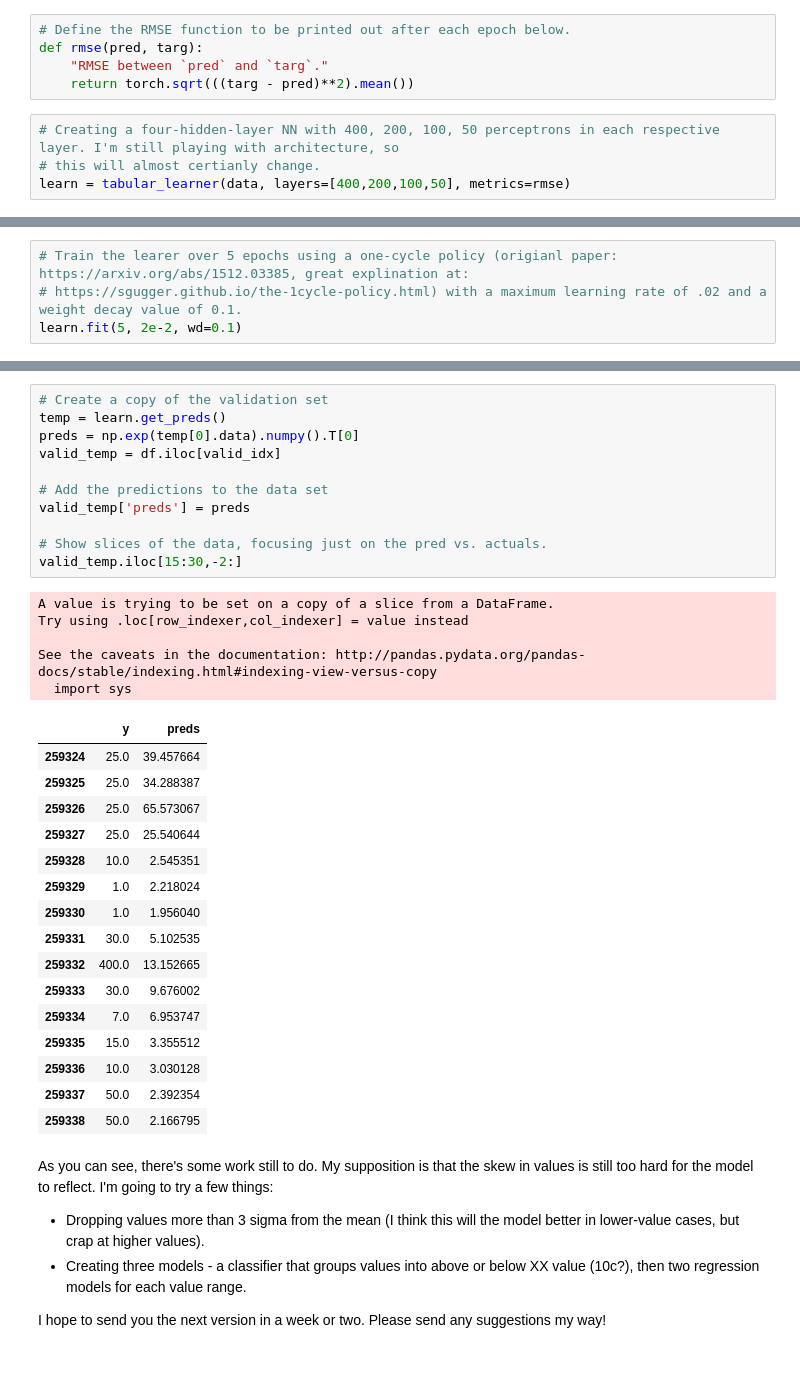
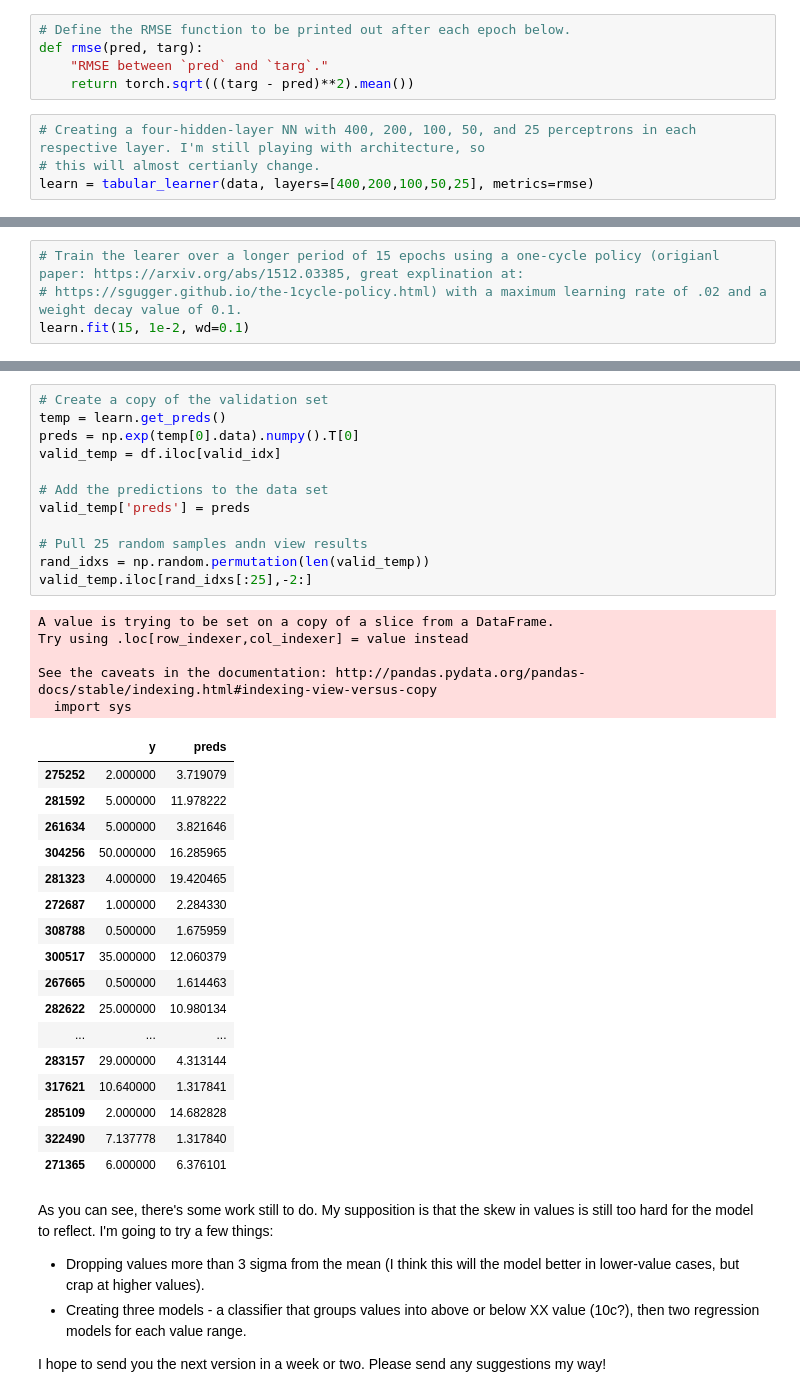
Before and after one commit to umoarsman/poe-trade, a Jupyter notebook: projects/poe-trade/poe-trade-ring.ipynb, the cells around one changed output, grey strips where cells are left out. Saved outputs shown, nothing was run; the diff lists cells and outputs as text; blank space fills up the shorter version.

```diff
--- a/projects/poe-trade/poe-trade-ring.ipynb
+++ b/projects/poe-trade/poe-trade-ring.ipynb
@@ -89,8 +89,8 @@ def rmse(pred, targ):
     "RMSE between `pred` and `targ`."
     return torch.sqrt(((targ - pred)**2).mean())
 # %%
-# Creating a four-hidden-layer NN with 400, 200, 100, 50 perceptrons in each respective layer. I'm still playing with architecture, so
+# Creating a four-hidden-layer NN with 400, 200, 100, 50, and 25 perceptrons in each respective layer. I'm still playing with architecture, so
 # this will almost certianly change.
-learn = tabular_learner(data, layers=[400,200,100,50], metrics=rmse)
+learn = tabular_learner(data, layers=[400,200,100,50,25], metrics=rmse)
 # %%
 # There's a built-in tool in FastAI that helps identify the ideal learning rate. Generally, I use the LR one order of magnitude less tha the LR at the min loss.
@@ -103,5 +103,5 @@ LR Finder is complete, type {learner_name}.recorder.plot() to see the graph.
 # %%
-# Train the learer over 5 epochs using a one-cycle policy (origianl paper: https://arxiv.org/abs/1512.03385, great explination at:
+# Train the learer over a longer period of 15 epochs using a one-cycle policy (origianl paper: https://arxiv.org/abs/1512.03385, great explination at:
 # https://sgugger.github.io/the-1cycle-policy.html) with a maximum learning rate of .02 and a weight decay value of 0.1.
-learn.fit(5, 2e-2, wd=0.1)
+learn.fit(15, 1e-2, wd=0.1)
 # %% [output]
@@ -125,36 +135,38 @@ learn.save('for-slug')
 # %%
 # Create a copy of the validation set
 temp = learn.get_preds()
 preds = np.exp(temp[0].data).numpy().T[0]
 valid_temp = df.iloc[valid_idx]
 
 # Add the predictions to the data set
 valid_temp['preds'] = preds
 
-# Show slices of the data, focusing just on the pred vs. actuals.
-valid_temp.iloc[15:30,-2:]
+# Pull 25 random samples andn view results
+rand_idxs = np.random.permutation(len(valid_temp))
+valid_temp.iloc[rand_idxs[:25],-2:]
 # %% [output]
 A value is trying to be set on a copy of a slice from a DataFrame.
 Try using .loc[row_indexer,col_indexer] = value instead
 
 See the caveats in the documentation: http://pandas.pydata.org/pandas-docs/stable/indexing.html#indexing-view-versus-copy
   import sys
 |  | y | preds |
-| 259324 | 25.0 | 39.457664 |
-| 259325 | 25.0 | 34.288387 |
-| 259326 | 25.0 | 65.573067 |
-| 259327 | 25.0 | 25.540644 |
-| 259328 | 10.0 | 2.545351 |
-| 259329 | 1.0 | 2.218024 |
-| 259330 | 1.0 | 1.956040 |
-| 259331 | 30.0 | 5.102535 |
-| 259332 | 400.0 | 13.152665 |
-| 259333 | 30.0 | 9.676002 |
-| 259334 | 7.0 | 6.953747 |
-| 259335 | 15.0 | 3.355512 |
-| 259336 | 10.0 | 3.030128 |
-| 259337 | 50.0 | 2.392354 |
-| 259338 | 50.0 | 2.166795 |
+| 275252 | 2.000000 | 3.719079 |
+| 281592 | 5.000000 | 11.978222 |
+| 261634 | 5.000000 | 3.821646 |
+| 304256 | 50.000000 | 16.285965 |
+| 281323 | 4.000000 | 19.420465 |
+| 272687 | 1.000000 | 2.284330 |
+| 308788 | 0.500000 | 1.675959 |
+| 300517 | 35.000000 | 12.060379 |
+| 267665 | 0.500000 | 1.614463 |
+| 282622 | 25.000000 | 10.980134 |
+| ... | ... | ... |
+| 283157 | 29.000000 | 4.313144 |
+| 317621 | 10.640000 | 1.317841 |
+| 285109 | 2.000000 | 14.682828 |
+| 322490 | 7.137778 | 1.317840 |
+| 271365 | 6.000000 | 6.376101 |
 # %% [markdown]
 As you can see, there's some work still to do. My supposition is that the skew in values is still too hard for the model to reflect. I'm going to try a few things:
 
```
Also changed, not shown: parts of 7 cells of this notebook.
